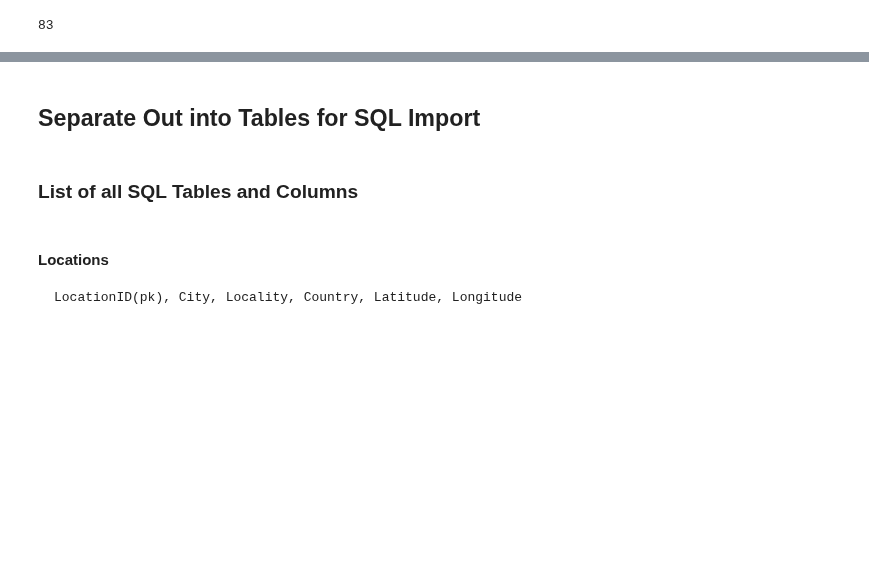
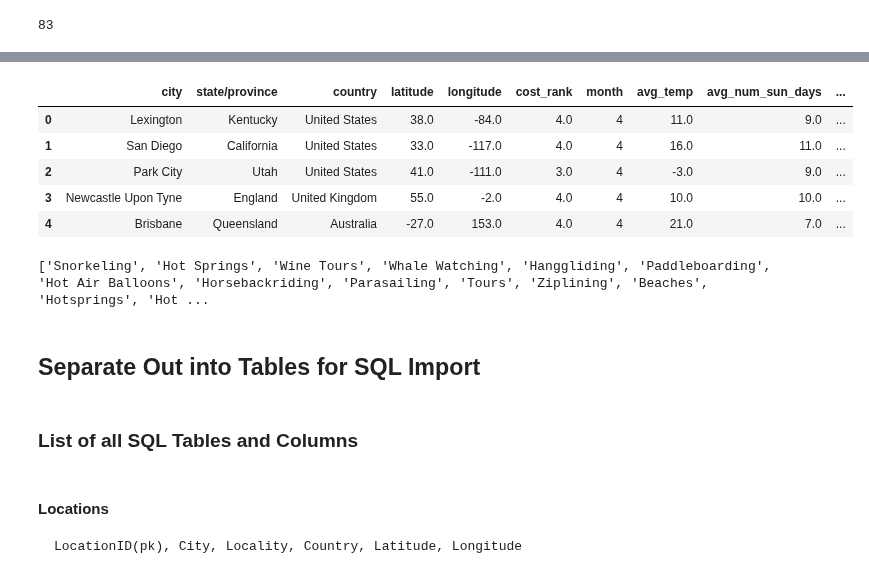
Before and after one commit to mugsiemx/honeymoon-dashboard, a Jupyter notebook: divide_and_conquer.ipynb, the cells around one changed output, grey strips where cells are left out. Saved outputs shown, nothing was run; the diff lists cells and outputs as text; code cells hidden in the pictures; blank space fills up the shorter version.

```diff
--- a/divide_and_conquer.ipynb
+++ b/divide_and_conquer.ipynb
@@ -123,5 +181,29 @@ locations_raw_df["country"].nunique()
+# %%
+step4_df['act1_x'].fillna(step4_df['act1_y'],inplace=True)
+step4_df['act2_x'].fillna(step4_df['act2_y'],inplace=True)
+step4_df['act3_x'].fillna(step4_df['act3_y'],inplace=True)
+step4_df['act4_x'].fillna(step4_df['act4_y'],inplace=True)
+step4_df['act5_x'].fillna(step4_df['act5_y'],inplace=True)
+step4_df.drop(['act1_y','act2_y','act3_y','act4_y','act5_y'],axis=1,inplace=True)
+step4_df.columns=step4_df.columns.str.rstrip('_x')
+step4_df.head()
+# %% [output]
+|  | city | state/province | country | latitude | longitude | cost_rank | month | avg_temp | avg_num_sun_days | ... |
+| 0 | Lexington | Kentucky | United States | 38.0 | -84.0 | 4.0 | 4 | 11.0 | 9.0 | ... |
+| 1 | San Diego | California | United States | 33.0 | -117.0 | 4.0 | 4 | 16.0 | 11.0 | ... |
+| 2 | Park City | Utah | United States | 41.0 | -111.0 | 3.0 | 4 | -3.0 | 9.0 | ... |
+| 3 | Newcastle Upon Tyne | England | United Kingdom | 55.0 | -2.0 | 4.0 | 4 | 10.0 | 10.0 | ... |
+| 4 | Brisbane | Queensland | Australia | -27.0 | 153.0 | 4.0 | 4 | 21.0 | 7.0 | ... |
 # %%
 # Clean final DF Activities to be one of the following list:
 #'beaches','hanggliding','horsebackriding', 'hiking','hot_air_balloons',
 #'paddleboarding','parasailing','sailing','snorkeling','ziplining',
 #'Spas','hotsprings','massage','tours'
+unique_activities=[]
+activities=['act1','act2','act3','act4','act5']
+for act in activities:
+    unique_activities.extend(step4_df[act].unique())
+unique_activities=list(set(unique_activities))
+print(unique_activities)
+# %% [output]
+['Snorkeling', 'Hot Springs', 'Wine Tours', 'Whale Watching', 'Hanggliding', 'Paddleboarding', 'Hot Air Balloons', 'Horsebackriding', 'Parasailing', 'Tours', 'Ziplining', 'Beaches', 'Hotsprings', 'Hot ...
```
Also changed, not shown: parts of 14 cells of this notebook, 2 other files.
